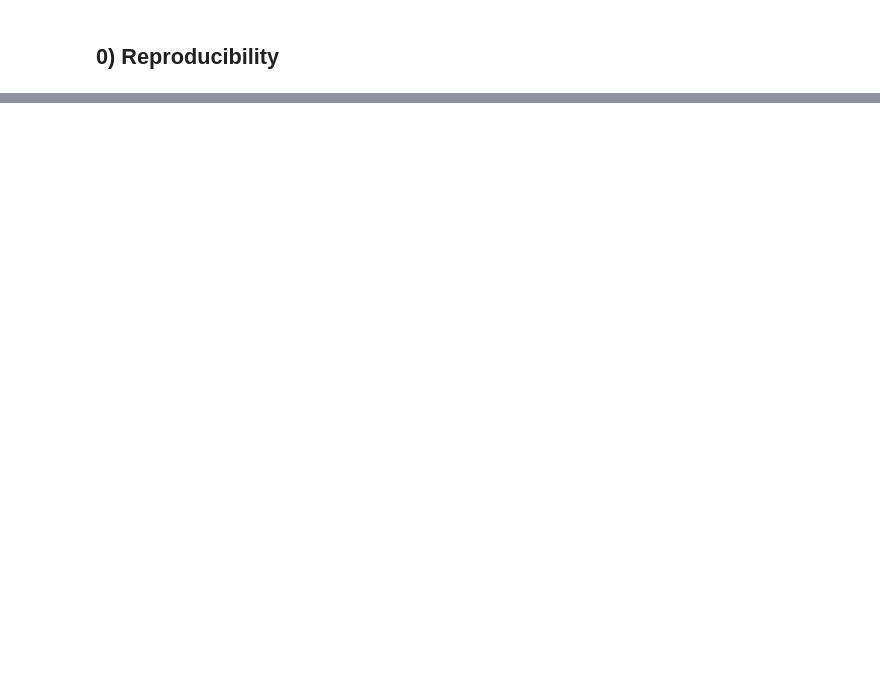
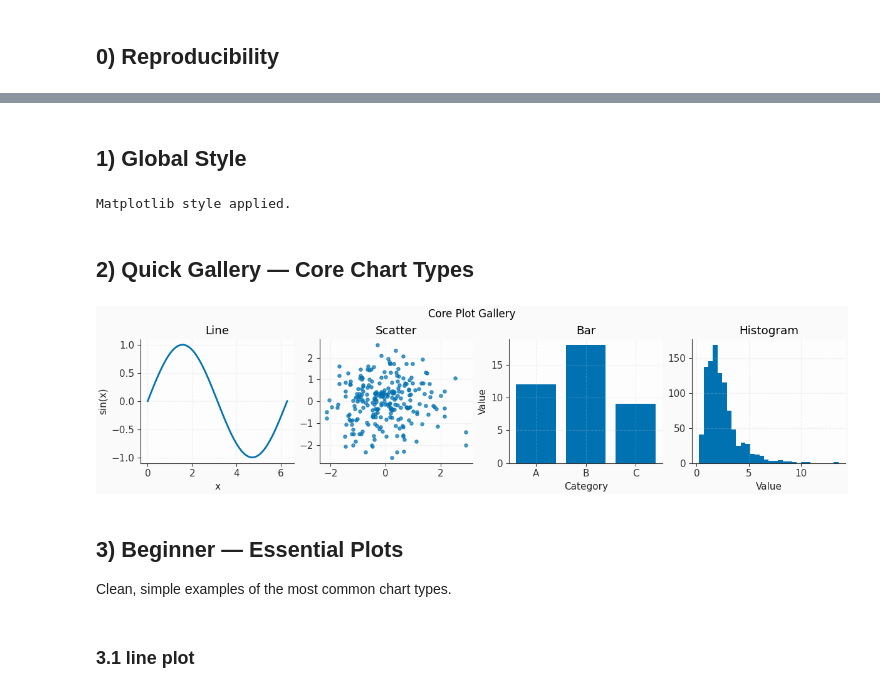
Before and after one commit to tarekmasryo/matplotlib-tutorials, a Jupyter notebook: matplotlib-beginner-to-pro.ipynb, the cells around one changed output, grey strips where cells are left out. Saved outputs shown, nothing was run; the diff lists cells and outputs as text; code cells hidden in the pictures; blank space fills up the shorter version.

Commit message:
Kaggle Notebook | Matplotlib — Beginner-to-Pro | Version 3

```diff
--- a/matplotlib-beginner-to-pro.ipynb
+++ b/matplotlib-beginner-to-pro.ipynb
@@ -691,0 +92,74 @@ fig.savefig("export_example.png", dpi=200, bbox_inches="tight")
+# %% [markdown]
+## 1) Global Style
+# %%
+# Global style defaults for consistency.
+# Individual figures may override figsize where needed for dashboards.
+
+mpl.rcParams.update({
+    "figure.figsize": (7, 4),
+    "figure.constrained_layout.use": True,
+
+    # Background
+    "figure.facecolor": "#fafafa",
+    "axes.facecolor": "#fdfdfd",
+
+    # Fonts & colors
+    "font.family": "DejaVu Sans",
+    "font.size": 11,
+    "axes.labelcolor": "#222",
+    "xtick.color": "#333",
+    "ytick.color": "#333",
+
+    # Spines & grid
+    "axes.edgecolor": "#333",
+    "axes.spines.top": False,
+    "axes.spines.right": False,
+    "axes.grid": True,
+    "grid.color": "#c9c9c9",
+    "grid.alpha": 0.25,
+    "grid.linestyle": "--",
+
+    # Color palette (colorblind-friendly)
+    "axes.prop_cycle": plt.cycler(color=[
+        "#0072B2", "#D55E00", "#009E73",
+        "#CC79A7", "#F0E442", "#56B4E9", "#E69F00"
+    ])
+})
+
+print("Matplotlib style applied.")
+# %% [output]
+Matplotlib style applied.
+# %% [markdown]
+## 2) Quick Gallery — Core Chart Types
+# %%
+## Core Plot Gallery
+
+fig, axs = plt.subplots(1, 4, figsize=(12, 3), constrained_layout=True)
+x = np.linspace(0, 2 * np.pi, 200)
+
+# Line
+axs[0].plot(x, np.sin(x), lw=2)
+axs[0].set(title="Line", xlabel="x", ylabel="sin(x)")
+
+# Scatter
+axs[1].scatter(rng.normal(size=250), rng.normal(size=250), s=14, alpha=0.7)
+axs[1].set(title="Scatter")
+
+# Bar
+axs[2].bar(["A", "B", "C"], [12, 18, 9])
+axs[2].set(title="Bar", xlabel="Category", ylabel="Value")
+
+# Histogram
+axs[3].hist(rng.lognormal(0.7, 0.6, 1000), bins=30)
+axs[3].set(title="Histogram", xlabel="Value")
+
+fig.suptitle("Core Plot Gallery", fontsize=12)
+plt.show()
+# %% [output]
+[figure, added]
+# %% [markdown]
+## 3) Beginner — Essential Plots
+
+Clean, simple examples of the most common chart types.
+# %% [markdown]
+### 3.1 line plot
```
Also changed, not shown: parts of 162 cells of this notebook.
